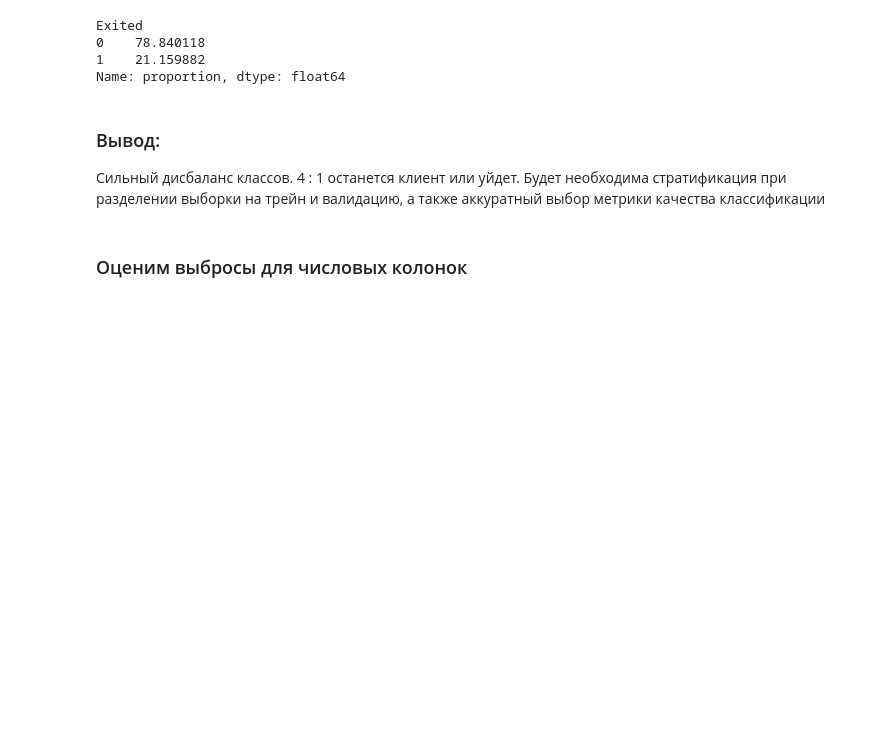
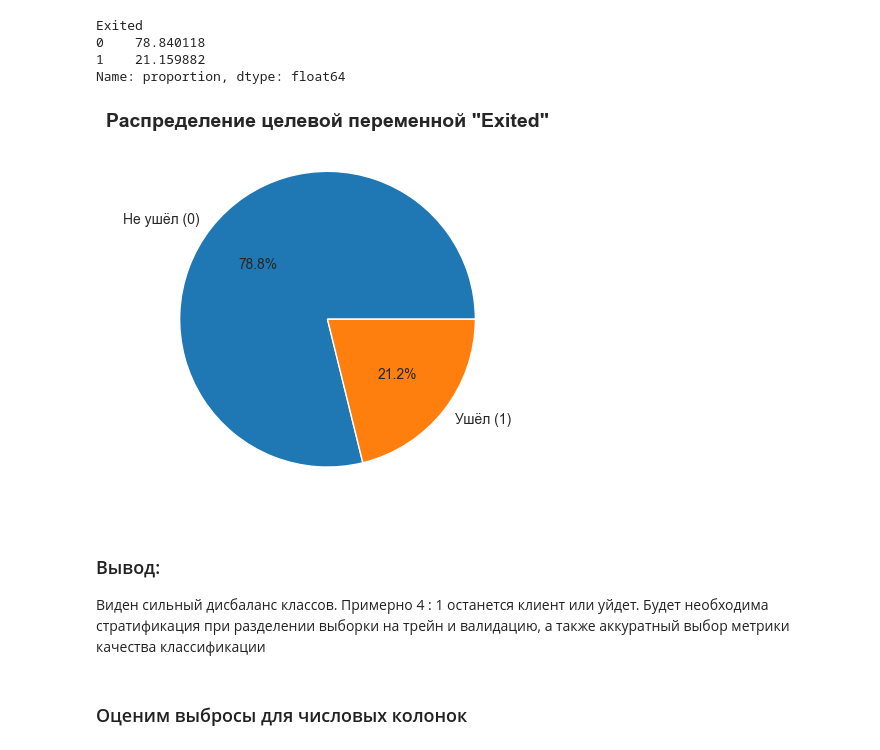
Before and after one commit to LinkiChmu/Bank_customer_churn_prediction, a Jupyter notebook: src/eda/eda.ipynb, the cells around one changed output. Cells and saved outputs as stored; diff of their text form; code cells hidden in the pictures; blank space fills up the shorter version.

```diff
--- a/src/eda/eda.ipynb
+++ b/src/eda/eda.ipynb
@@ -141,9 +156,18 @@ Exited
 0    78.840118
 1    21.159882
 Name: proportion, dtype: float64
+# %%
+counts = df['Exited'].value_counts()
+plt.pie(counts,
+        labels=[f'Не ушёл ({counts.index[0]})', f'Ушёл ({counts.index[1]})'] if len(counts) == 2 else counts.index,
+        autopct='%1.1f%%')
+plt.title('Распределение целевой переменной "Exited"', fontsize=14, fontweight='bold')
+plt.show()
+# %% [output]
+[figure, added]
 # %% [markdown]
 ### Вывод:
-Сильный дисбаланс классов. 4 : 1 останется клиент или уйдет. Будет необходима стратификация при разделении выборки на трейн и валидацию, а также аккуратный выбор метрики качества классификации
+Виден сильный дисбаланс классов. Примерно 4 : 1 останется клиент или уйдет. Будет необходима стратификация при разделении выборки на трейн и валидацию, а также аккуратный выбор метрики качества классификации
 # %% [markdown]
 ### Оценим выбросы для числовых колонок
 # %%
```
Also changed, not shown: parts of 1 cell of this notebook.
